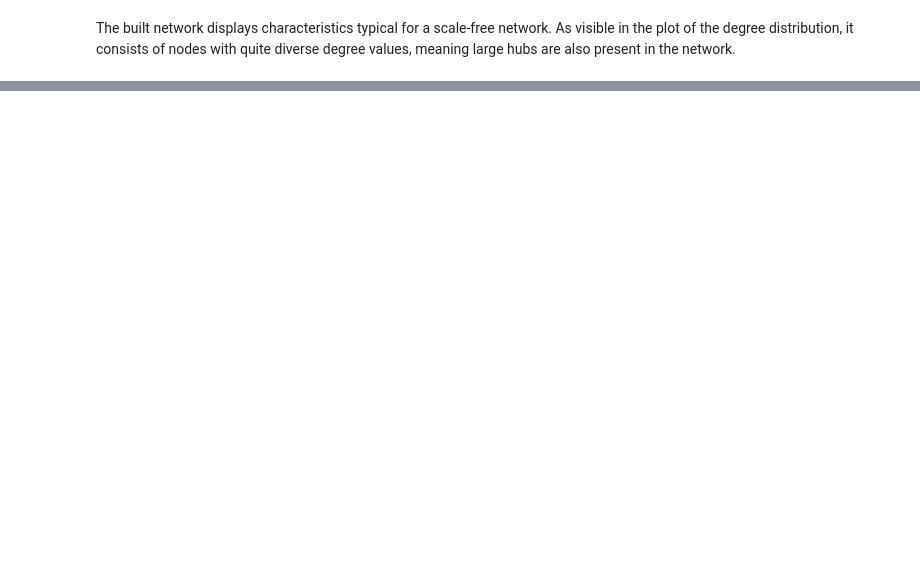
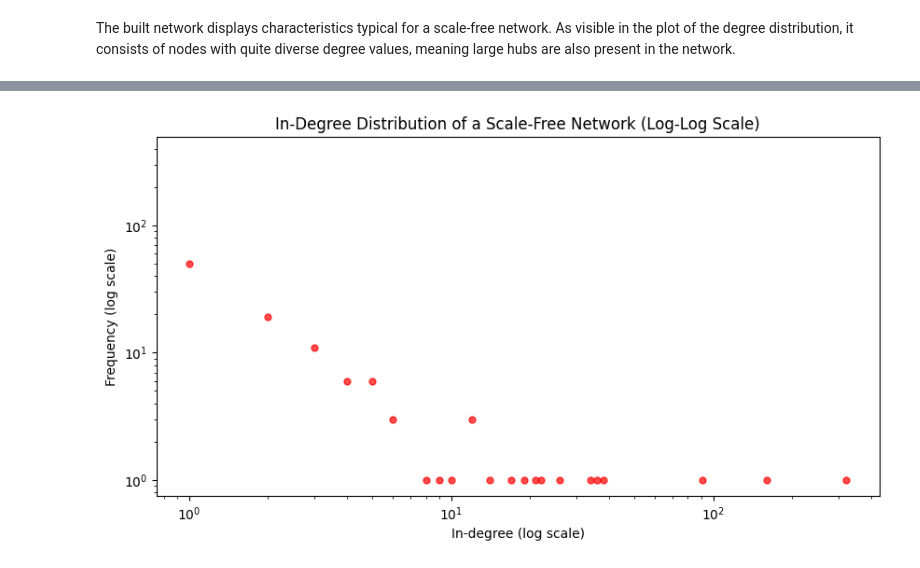
Before and after one commit to Azri-oss/Social_Graphs_Assignment_1, a Jupyter notebook: assignment1_group14.ipynb, the cells around one changed output, grey strips where cells are left out. Cells and saved outputs as stored; diff of their text form; code cells hidden in the pictures; blank space fills up the shorter version.

```diff
--- a/assignment1_group14.ipynb
+++ b/assignment1_group14.ipynb
@@ -220,0 +350,19 @@ The built network displays characteristics typical for a scale-free network. As
+# %%
+# Extract the out-degree for each node in the scale-free graph
+sf_in_degrees = [sf_graph.in_degree(n) for n in sf_graph.nodes()]
+
+# Get the unique values and their frequencies
+unique_degrees, degree_counts = np.unique(sf_in_degrees, return_counts=True)
+
+# Plot log-log distribution
+plt.figure(figsize=(10, 5))
+plt.xscale('log')
+plt.yscale('log')
+plt.plot(unique_degrees, degree_counts, 'ro', markersize=5, alpha=0.7)
+
+plt.title("In-Degree Distribution of a Scale-Free Network (Log-Log Scale)")
+plt.xlabel("In-degree (log scale)")
+plt.ylabel("Frequency (log scale)")
+plt.show()
+# %% [output]
+[figure, added]
```
Also changed, not shown: parts of 34 cells of this notebook, 1 other file.
